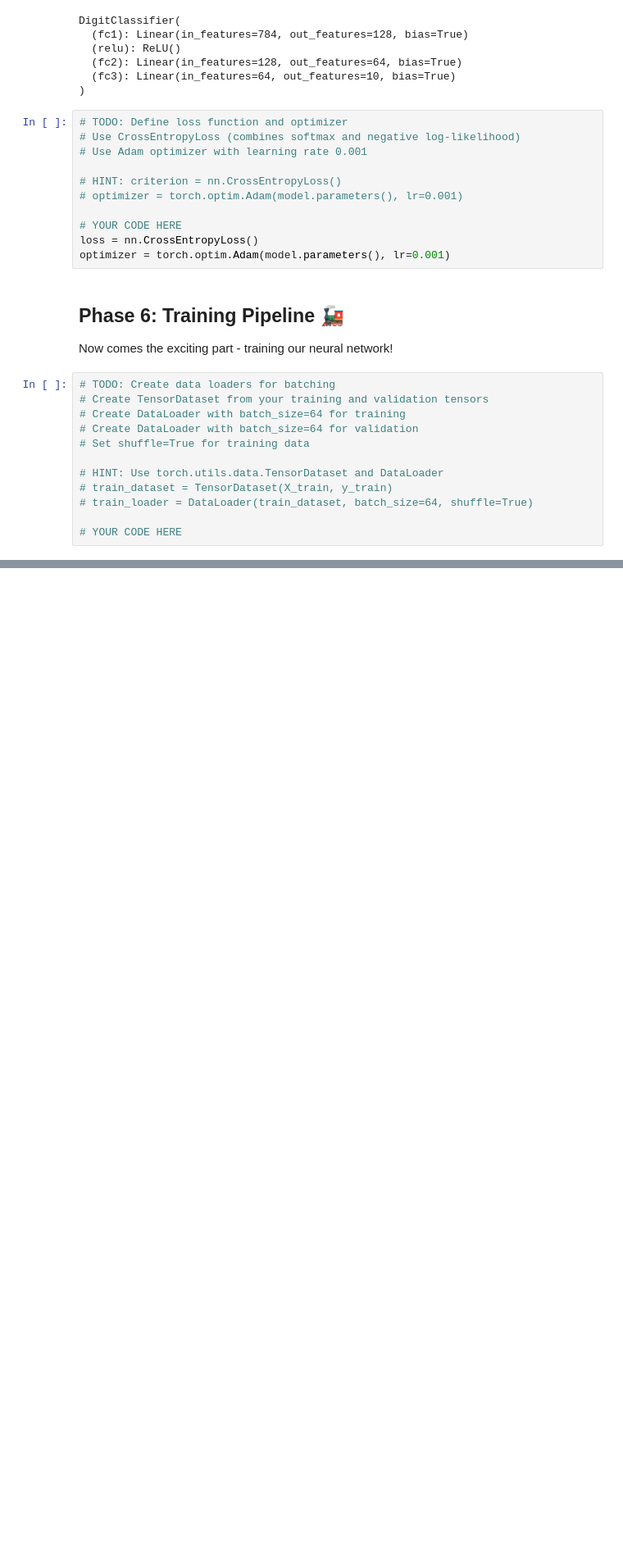
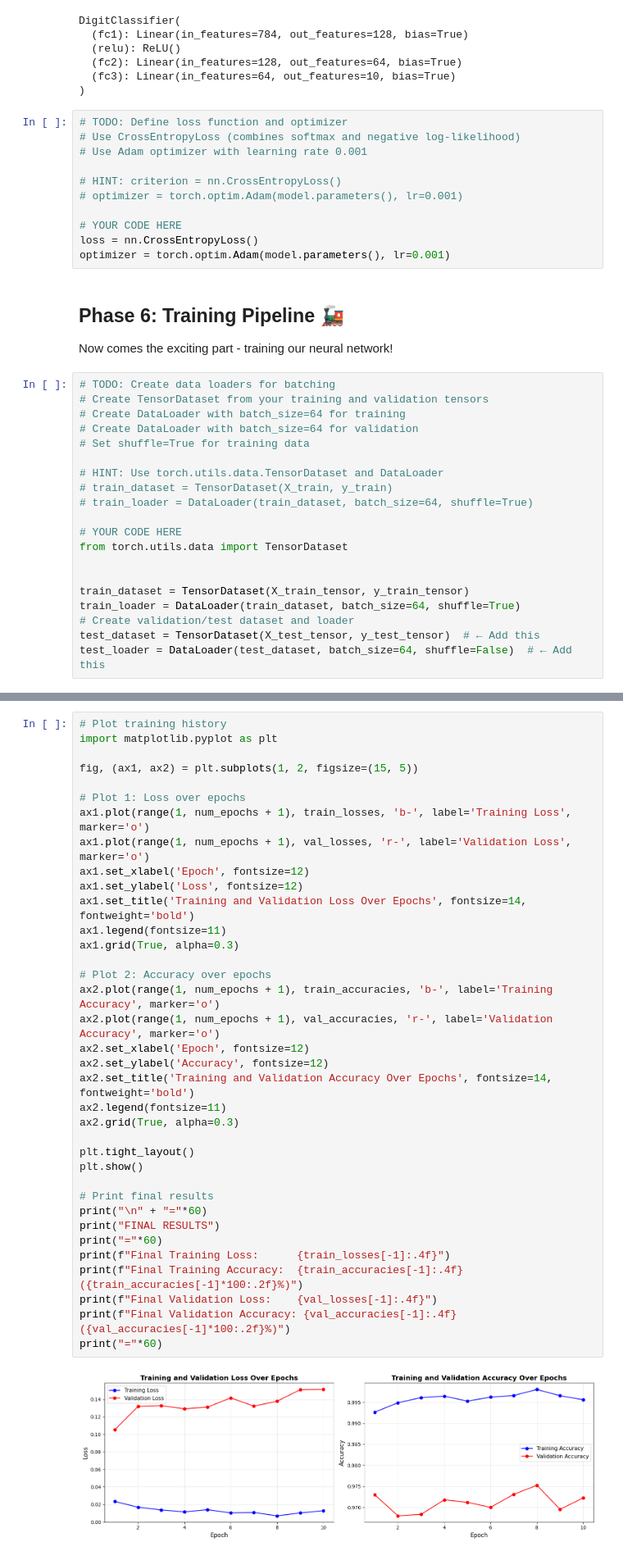
Before and after one commit to Tuminha/Digit-Recognizer, a Jupyter notebook: notebooks/digit_recognizer.ipynb, the cells around one changed output, grey strips where cells are left out. Shown at 82% size. Cells and saved outputs as stored; diff of their text form; blank space fills up the shorter version.

```diff
--- a/notebooks/digit_recognizer.ipynb
+++ b/notebooks/digit_recognizer.ipynb
@@ -401,6 +402,14 @@ Now comes the exciting part - training our neural network!
 # train_loader = DataLoader(train_dataset, batch_size=64, shuffle=True)
 
 # YOUR CODE HERE
+from torch.utils.data import TensorDataset
+
+
+train_dataset = TensorDataset(X_train_tensor, y_train_tensor)
+train_loader = DataLoader(train_dataset, batch_size=64, shuffle=True)
+# Create validation/test dataset and loader
+test_dataset = TensorDataset(X_test_tensor, y_test_tensor)  # ← Add this
+test_loader = DataLoader(test_dataset, batch_size=64, shuffle=False)  # ← Add this
 # %%
 # TODO: Implement the training loop
 # Set number of epochs (start with 10)
@@ -445,0 +529,38 @@ for epoch in range(num_epochs):
+# %%
+# Plot training history
+import matplotlib.pyplot as plt
+
+fig, (ax1, ax2) = plt.subplots(1, 2, figsize=(15, 5))
+
+# Plot 1: Loss over epochs
+ax1.plot(range(1, num_epochs + 1), train_losses, 'b-', label='Training Loss', marker='o')
+ax1.plot(range(1, num_epochs + 1), val_losses, 'r-', label='Validation Loss', marker='o')
+ax1.set_xlabel('Epoch', fontsize=12)
+ax1.set_ylabel('Loss', fontsize=12)
+ax1.set_title('Training and Validation Loss Over Epochs', fontsize=14, fontweight='bold')
+ax1.legend(fontsize=11)
+ax1.grid(True, alpha=0.3)
+
+# Plot 2: Accuracy over epochs
+ax2.plot(range(1, num_epochs + 1), train_accuracies, 'b-', label='Training Accuracy', marker='o')
+ax2.plot(range(1, num_epochs + 1), val_accuracies, 'r-', label='Validation Accuracy', marker='o')
+ax2.set_xlabel('Epoch', fontsize=12)
+ax2.set_ylabel('Accuracy', fontsize=12)
+ax2.set_title('Training and Validation Accuracy Over Epochs', fontsize=14, fontweight='bold')
+ax2.legend(fontsize=11)
+ax2.grid(True, alpha=0.3)
+
+plt.tight_layout()
+plt.show()
+
+# Print final results
+print("\n" + "="*60)
+print("FINAL RESULTS")
+print("="*60)
+print(f"Final Training Loss:      {train_losses[-1]:.4f}")
+print(f"Final Training Accuracy:  {train_accuracies[-1]:.4f} ({train_accuracies[-1]*100:.2f}%)")
+print(f"Final Validation Loss:    {val_losses[-1]:.4f}")
+print(f"Final Validation Accuracy: {val_accuracies[-1]:.4f} ({val_accuracies[-1]*100:.2f}%)")
+print("="*60)
+# %% [output]
+[figure, added]
```
Also changed, not shown: parts of 3 cells of this notebook, 2 other files.
